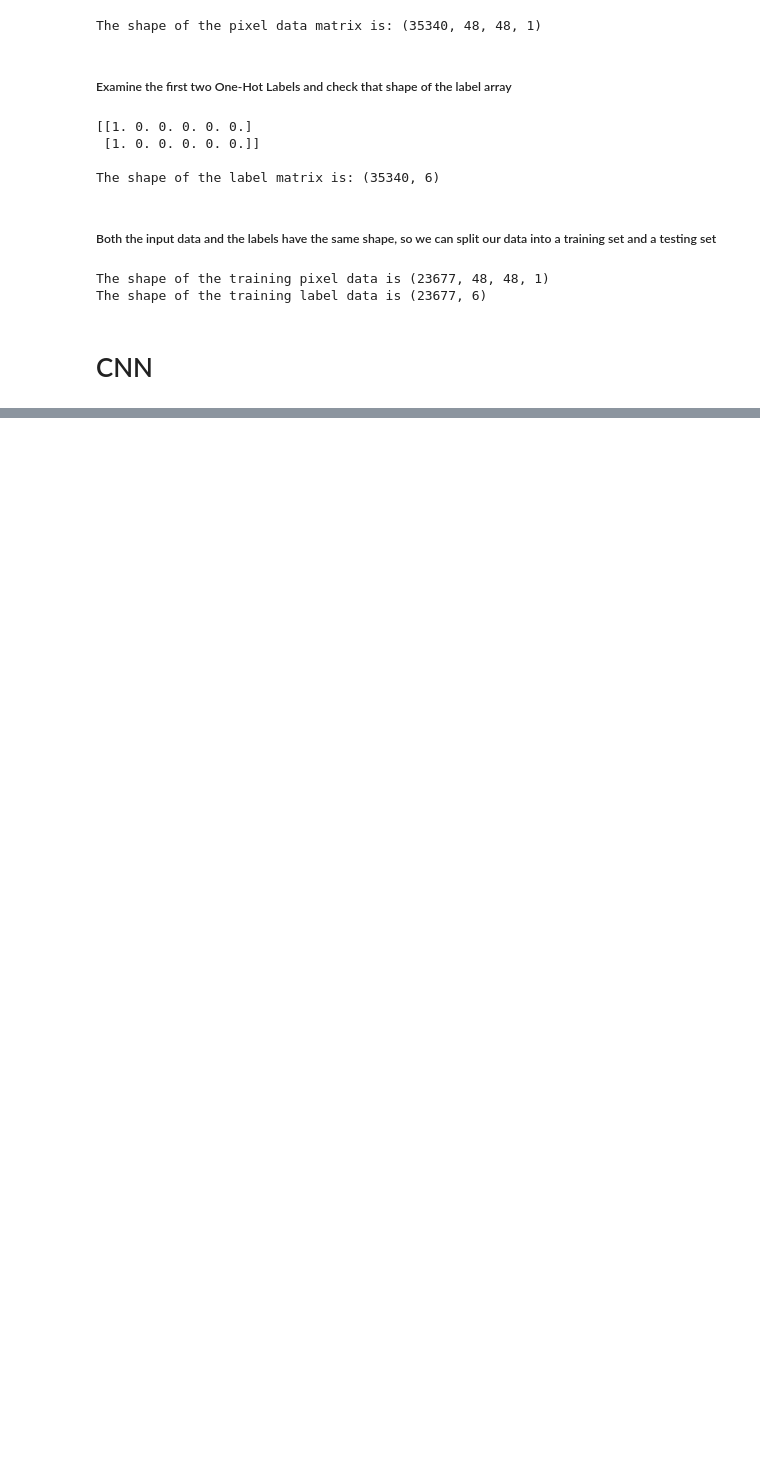
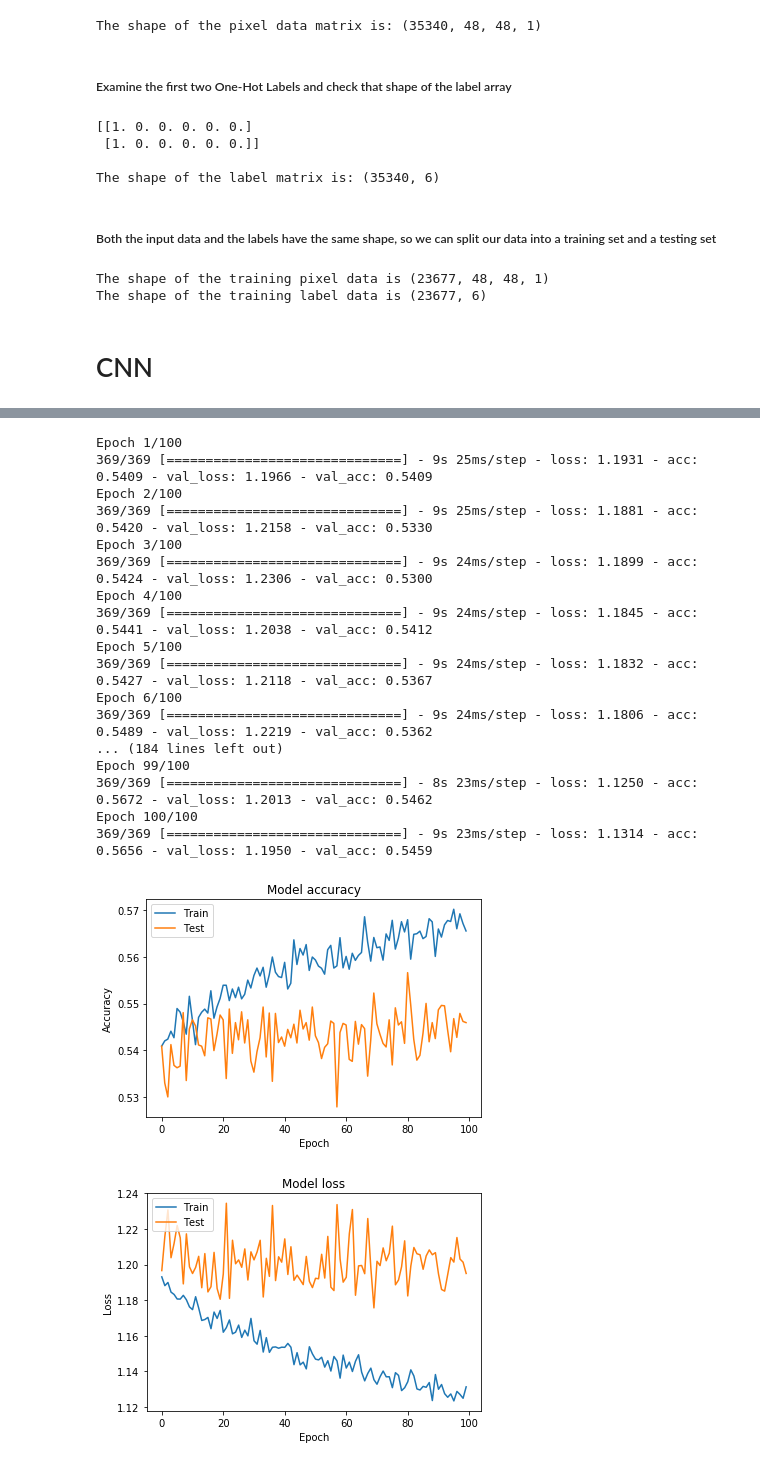
Before and after one commit to Harrison25000/DOSA_dontworrybehappy, a Jupyter notebook: solving_overfitting.ipynb, the cells around one changed output, grey strips where cells are left out. Drawn from its saved outputs; the diff is of its cells as text; code cells hidden in the pictures; blank space fills up the shorter version.

```diff
--- a/solving_overfitting.ipynb
+++ b/solving_overfitting.ipynb
@@ -298,2 +324,47 @@ Epoch 10/10
+# %%
+history = model.fit_generator(datagen.flow(X_train, y_train, batch_size=64),
+                    epochs = 100,
+                    steps_per_epoch = X_train.shape[0]//64,
+                    verbose=1,
+                    validation_data=(X_test, y_test)
+                   )
+
+# Plot training & validation accuracy values
+plt.plot(history.history['acc'])
+plt.plot(history.history['val_acc'])
+plt.title('Model accuracy')
+plt.ylabel('Accuracy')
+plt.xlabel('Epoch')
+plt.legend(['Train', 'Test'], loc='upper left')
+plt.show()
+
+# Plot training & validation loss values
+plt.plot(history.history['loss'])
+plt.plot(history.history['val_loss'])
+plt.title('Model loss')
+plt.ylabel('Loss')
+plt.xlabel('Epoch')
+plt.legend(['Train', 'Test'], loc='upper left')
+plt.show()
+# %% [output]
+Epoch 1/100
+369/369 [==============================] - 9s 25ms/step - loss: 1.1931 - acc: 0.5409 - val_loss: 1.1966 - val_acc: 0.5409
+Epoch 2/100
+369/369 [==============================] - 9s 25ms/step - loss: 1.1881 - acc: 0.5420 - val_loss: 1.2158 - val_acc: 0.5330
+Epoch 3/100
+369/369 [==============================] - 9s 24ms/step - loss: 1.1899 - acc: 0.5424 - val_loss: 1.2306 - val_acc: 0.5300
+Epoch 4/100
+369/369 [==============================] - 9s 24ms/step - loss: 1.1845 - acc: 0.5441 - val_loss: 1.2038 - val_acc: 0.5412
+Epoch 5/100
+369/369 [==============================] - 9s 24ms/step - loss: 1.1832 - acc: 0.5427 - val_loss: 1.2118 - val_acc: 0.5367
+Epoch 6/100
+369/369 [==============================] - 9s 24ms/step - loss: 1.1806 - acc: 0.5489 - val_loss: 1.2219 - val_acc: 0.5362
+... (184 lines left out)
+Epoch 99/100
+369/369 [==============================] - 8s 23ms/step - loss: 1.1250 - acc: 0.5672 - val_loss: 1.2013 - val_acc: 0.5462
+Epoch 100/100
+369/369 [==============================] - 9s 23ms/step - loss: 1.1314 - acc: 0.5656 - val_loss: 1.1950 - val_acc: 0.5459
+[figure, added]
+[figure, added]
 # %%
 # model.fit(X_train, y_train, validation_data=(X_test, y_test), epochs=10)
```
Also changed, not shown: parts of 5 cells of this notebook.
